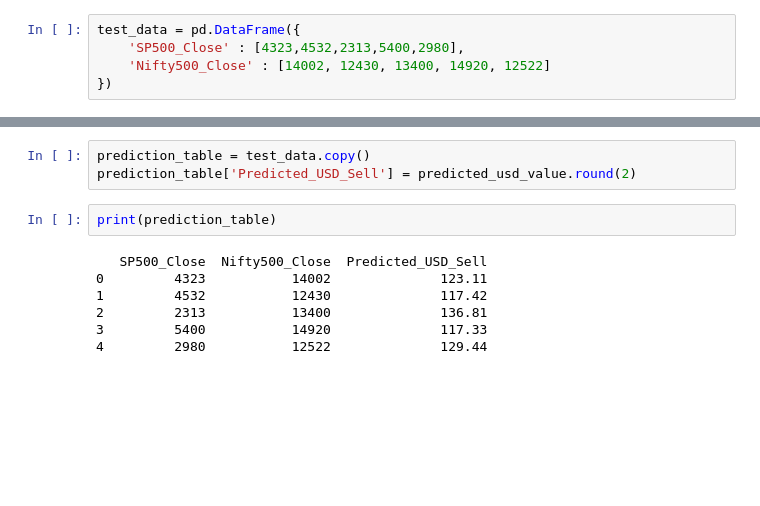
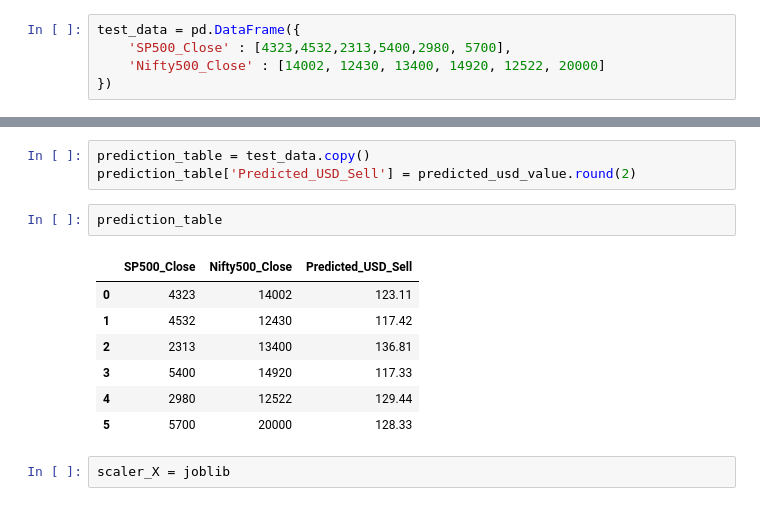
Before and after one commit to sujalthakuri/usdnpr-stockcorrelation, a Jupyter notebook: pyfile.ipynb, the cells around one changed output, grey strips where cells are left out. Cells and saved outputs as stored; diff of their text form; blank space fills up the shorter version.

```diff
--- a/pyfile.ipynb
+++ b/pyfile.ipynb
@@ -148,7 +152,7 @@ plt.show()
 # %%
 test_data = pd.DataFrame({
-    'SP500_Close' : [4323,4532,2313,5400,2980],
-    'Nifty500_Close' : [14002, 12430, 13400, 14920, 12522]
+    'SP500_Close' : [4323,4532,2313,5400,2980, 5700],
+    'Nifty500_Close' : [14002, 12430, 13400, 14920, 12522, 20000]
 })
 # %%
 data_scaled = scaler_X.transform(test_data)
@@ -160,12 +164,15 @@ predicted_usd_value = scaler_y.inverse_transform(predicted_usd_value.reshape(-1,
 # %%
 prediction_table = test_data.copy()
 prediction_table['Predicted_USD_Sell'] = predicted_usd_value.round(2)
-# %%
-print(prediction_table)
-# %% [output]
-   SP500_Close  Nifty500_Close  Predicted_USD_Sell
-0         4323           14002              123.11
-1         4532           12430              117.42
-2         2313           13400              136.81
-3         5400           14920              117.33
-4         2980           12522              129.44
+# %%
+prediction_table
+# %% [output]
+|  | SP500_Close | Nifty500_Close | Predicted_USD_Sell |
+| 0 | 4323 | 14002 | 123.11 |
+| 1 | 4532 | 12430 | 117.42 |
+| 2 | 2313 | 13400 | 136.81 |
+| 3 | 5400 | 14920 | 117.33 |
+| 4 | 2980 | 12522 | 129.44 |
+| 5 | 5700 | 20000 | 128.33 |
+# %%
+scaler_X = joblib
```
Also changed, not shown: parts of 2 cells of this notebook, 3 other files.
